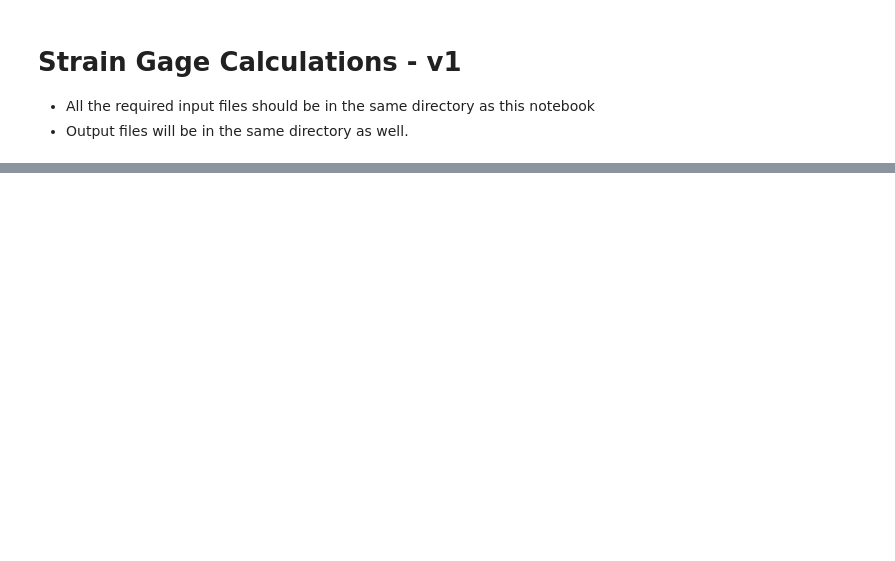
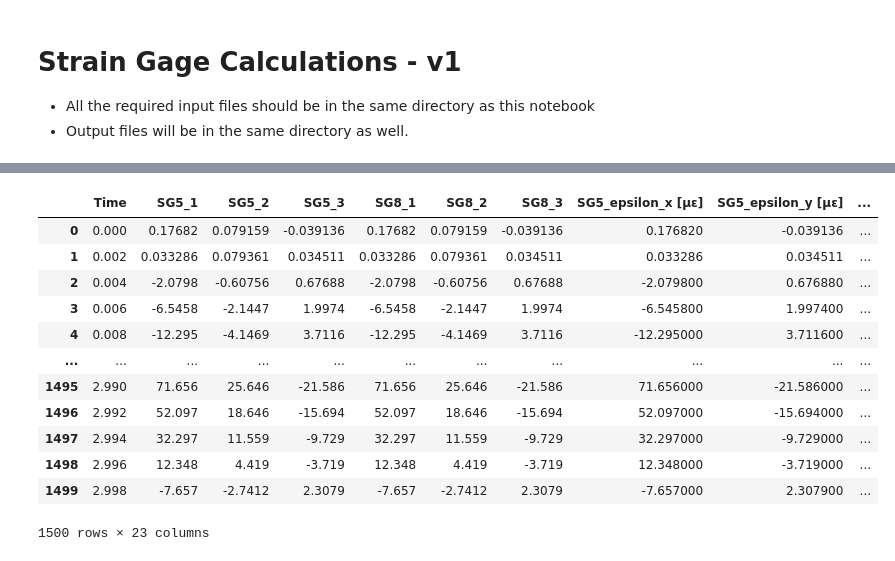
Before and after one commit to emreatay993/SG_Calc, a Jupyter notebook: SG_VM_Calculator_v2_.ipynb, the cells around one changed output, grey strips where cells are left out. Cells and saved outputs as stored; diff of their text form; code cells hidden in the pictures; blank space fills up the shorter version.

```diff
--- a/SG_VM_Calculator_v2_.ipynb
+++ b/SG_VM_Calculator_v2_.ipynb
@@ -438,0 +477,22 @@ px.line(strain_gauge_data)
+# %%
+# Function for generating an excel file from strain gauge output dataframe, where only von_Mises results are shown but the rest of all other data is hidden:
+# region
+
+def create_excel_from_strain_gauge_data(strain_gauge_data, input_file_path):
+    #strain_gauge_data.insert(0, 'Time', time)
+    excel_file_path = str(input_file_path) + "_results.xlsx"
+    strain_gauge_data.to_excel(excel_file_path, index=False)
+    wb = load_workbook(excel_file_path)
+    ws = wb.active
+    columns_to_hide = [col for col in ws.columns if col[0].value is not None and 'von_Mises' not in col[0].value and col[0].value != 'Time']
+    for column in columns_to_hide:
+        ws.column_dimensions[column[0].column_letter].hidden = True
+    wb.save(excel_file_path)
+
+    # Checking the data inside the output excel
+    for column in ws.columns:
+        #print(f"Header: {column[0].value}, Column: {column[0].column_letter}")
+        print(f"{column[0].value}")
+    strain_gauge_data
+
+# endregion
@@ -438,0 +525,4 @@ px.line(strain_gauge_data)
+# %%
+# region
+create_excel_from_strain_gauge_data(strain_gauge_data_measured, file_path_measured)
+# endregion
@@ -438,0 +547,16 @@ px.line(strain_gauge_data)
+# %%
+strain_gauge_data_measured
+# %% [output]
+|  | Time | SG5_1 | SG5_2 | SG5_3 | SG8_1 | SG8_2 | SG8_3 | SG5_epsilon_x [με] | SG5_epsilon_y [με] | ... |
+| 0 | 0.000 | 0.17682 | 0.079159 | -0.039136 | 0.17682 | 0.079159 | -0.039136 | 0.176820 | -0.039136 | ... |
+| 1 | 0.002 | 0.033286 | 0.079361 | 0.034511 | 0.033286 | 0.079361 | 0.034511 | 0.033286 | 0.034511 | ... |
+| 2 | 0.004 | -2.0798 | -0.60756 | 0.67688 | -2.0798 | -0.60756 | 0.67688 | -2.079800 | 0.676880 | ... |
+| 3 | 0.006 | -6.5458 | -2.1447 | 1.9974 | -6.5458 | -2.1447 | 1.9974 | -6.545800 | 1.997400 | ... |
+| 4 | 0.008 | -12.295 | -4.1469 | 3.7116 | -12.295 | -4.1469 | 3.7116 | -12.295000 | 3.711600 | ... |
+| ... | ... | ... | ... | ... | ... | ... | ... | ... | ... | ... |
+| 1495 | 2.990 | 71.656 | 25.646 | -21.586 | 71.656 | 25.646 | -21.586 | 71.656000 | -21.586000 | ... |
+| 1496 | 2.992 | 52.097 | 18.646 | -15.694 | 52.097 | 18.646 | -15.694 | 52.097000 | -15.694000 | ... |
+| 1497 | 2.994 | 32.297 | 11.559 | -9.729 | 32.297 | 11.559 | -9.729 | 32.297000 | -9.729000 | ... |
+| 1498 | 2.996 | 12.348 | 4.419 | -3.719 | 12.348 | 4.419 | -3.719 | 12.348000 | -3.719000 | ... |
+| 1499 | 2.998 | -7.657 | -2.7412 | 2.3079 | -7.657 | -2.7412 | 2.3079 | -7.657000 | 2.307900 | ... |
+1500 rows × 23 columns
```
Also changed, not shown: parts of 47 cells of this notebook, 2 other files.
